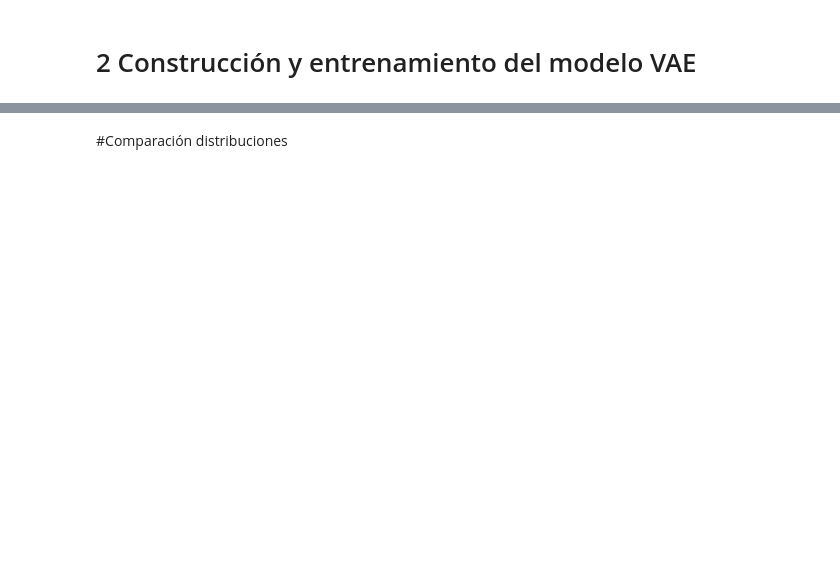
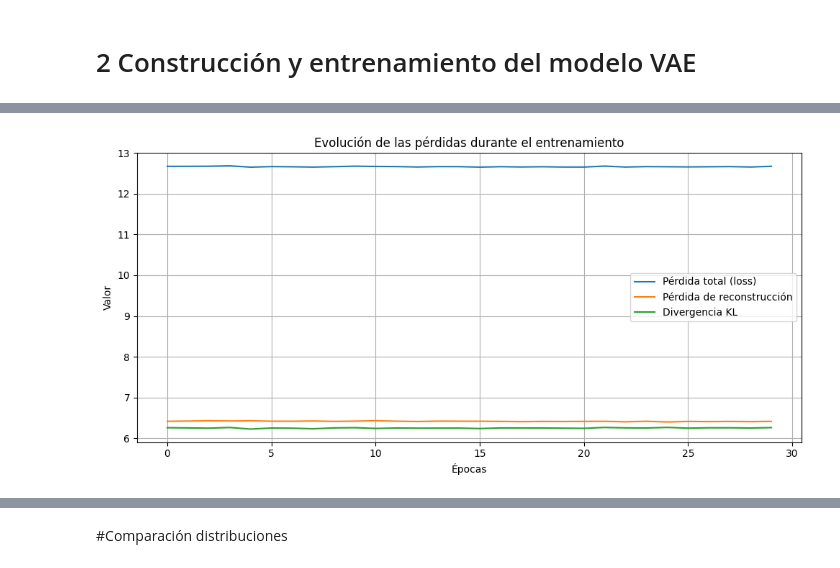
Before and after one commit to Mariapra01/Mineria-de-Datos, a Jupyter notebook: VAE_v1.ipynb, the cells around one changed output, grey strips where cells are left out. Cells and saved outputs as stored; diff of their text form; code cells hidden in the pictures; blank space fills up the shorter version.

```diff
--- a/VAE_v1.ipynb
+++ b/VAE_v1.ipynb
@@ -305,0 +434,4 @@ Epoch 30/30
+# %%
+vae = VAE(encoder, decoder)
+vae.compile(optimizer="adam")
+history = vae.fit(scaled_data, epochs=30, batch_size=32)
@@ -305,0 +456,20 @@ Epoch 30/30
+# %%
+import matplotlib.pyplot as plt
+
+loss = history.history['loss']
+reconstruction_loss = history.history['reconstruction_loss']
+kl_loss = history.history['kl_loss']
+
+plt.figure(figsize=(10, 5))
+plt.plot(loss, label="Pérdida total (loss)")
+plt.plot(reconstruction_loss, label="Pérdida de reconstrucción")
+plt.plot(kl_loss, label="Divergencia KL")
+plt.title("Evolución de las pérdidas durante el entrenamiento")
+plt.xlabel("Épocas")
+plt.ylabel("Valor")
+plt.legend()
+plt.grid(True)
+plt.tight_layout()
+plt.show()
+# %% [output]
+[figure, added]
```
Also changed, not shown: parts of 25 cells of this notebook, 2 other files.
